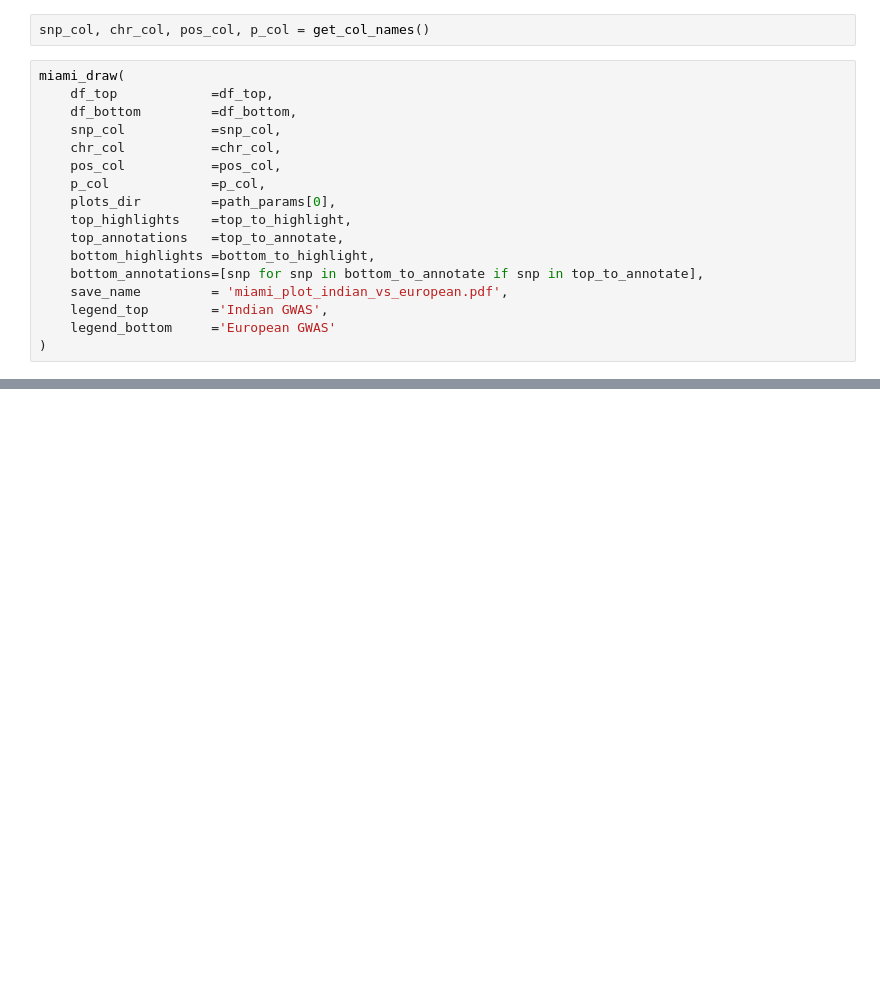
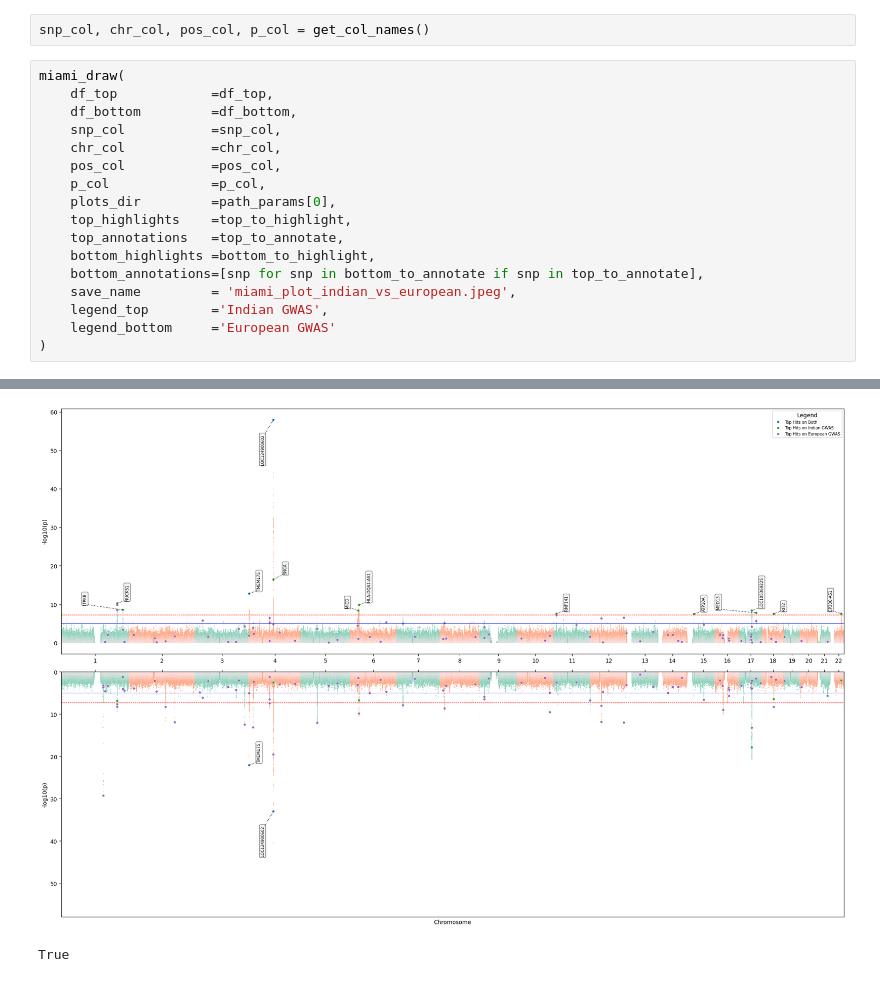
Before and after one commit to cge-tubingens/IDEAL-GENOM, a Jupyter notebook: viz_notebooks/miami.ipynb, the cells around one changed output, grey strips where cells are left out. Cells and saved outputs as stored; diff of their text form; blank space fills up the shorter version.

```diff
--- a/viz_notebooks/miami.ipynb
+++ b/viz_notebooks/miami.ipynb
@@ -311,7 +311,7 @@ miami_draw(
     top_annotations   =top_to_annotate,
     bottom_highlights =bottom_to_highlight,
     bottom_annotations=[snp for snp in bottom_to_annotate if snp in top_to_annotate],
-    save_name         = 'miami_plot_indian_vs_european.pdf',
+    save_name         = 'miami_plot_indian_vs_european.jpeg',
     legend_top        ='Indian GWAS',
     legend_bottom     ='European GWAS'
 )
@@ -320,0 +321,2 @@ miami_draw(
+[figure, added]
+True
```
Also changed, not shown: parts of 1 cell of this notebook.
